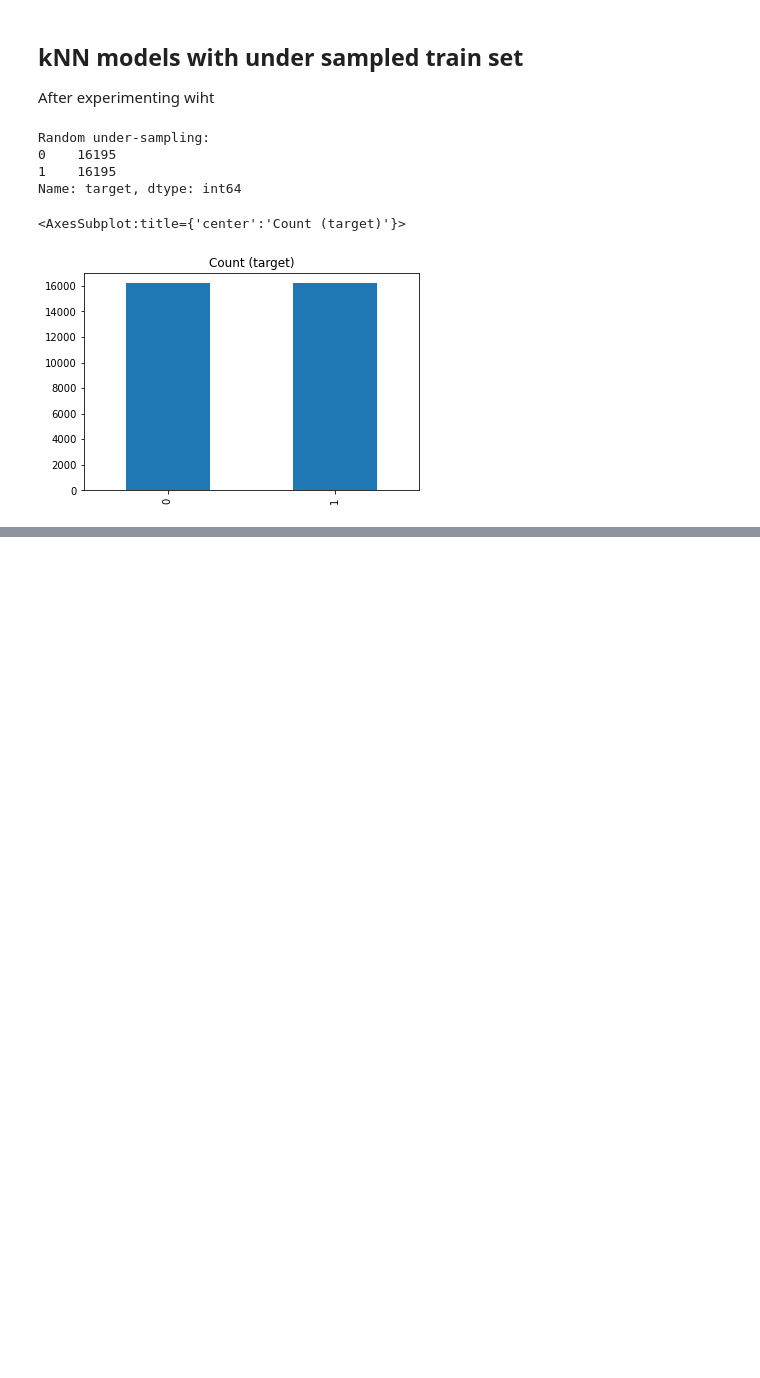
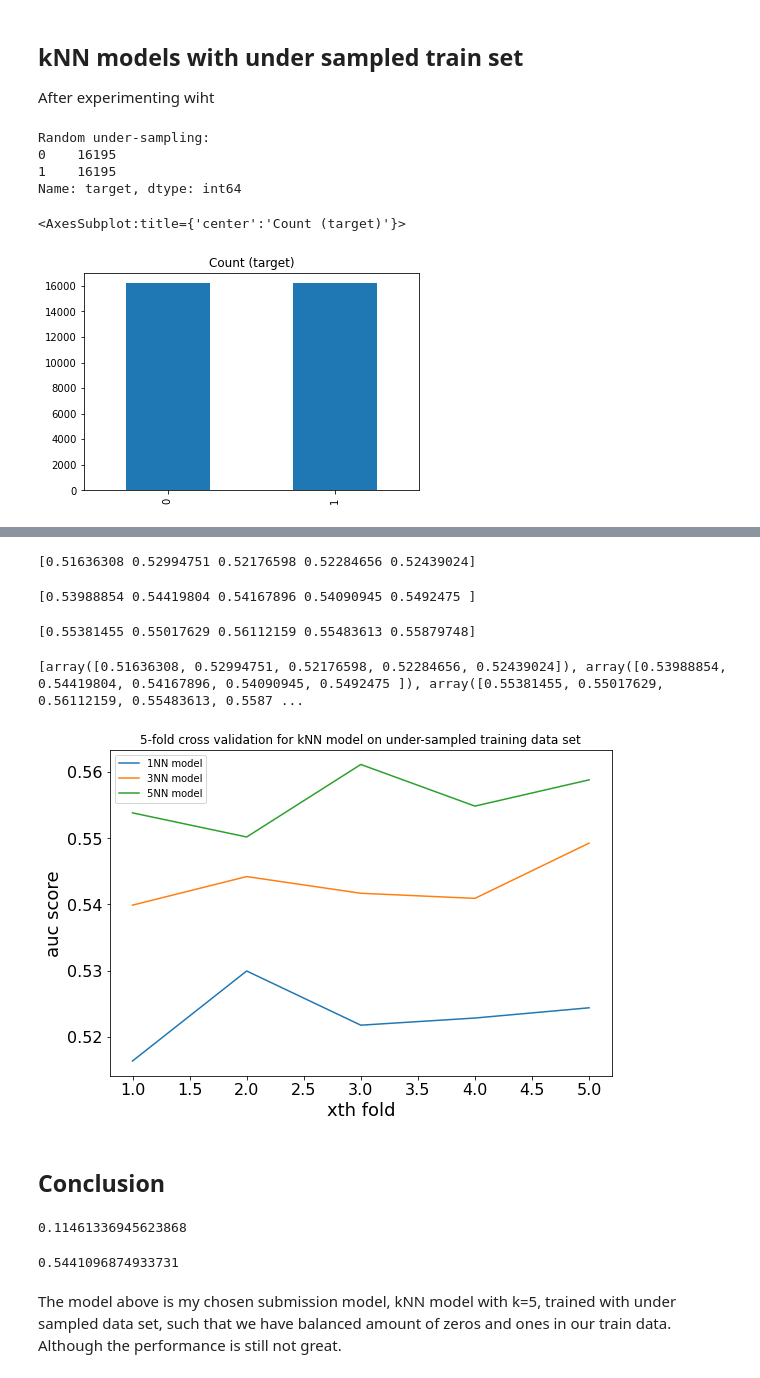
Before and after one commit to TBlainUoB/DST_Assessment1, a Jupyter notebook: Report/05-kNN Model.ipynb, the cells around one changed output, grey strips where cells are left out. Cells and saved outputs as stored; diff of their text form; code cells hidden in the pictures; blank space fills up the shorter version.

```diff
--- a/Report/05-kNN Model.ipynb
+++ b/Report/05-kNN Model.ipynb
@@ -199,0 +158,23 @@ plt.show()
+# %%
+scores = []
+under_scores1 = cross_val_score(knn_model1, X_train_under, y_train_under, scoring='roc_auc', cv=cv, n_jobs=-1)
+print(under_scores1)
+scores.append(under_scores1)
+# %% [output]
+[0.51636308 0.52994751 0.52176598 0.52284656 0.52439024]
+# %%
+under_scores3 = cross_val_score(knn_model3, X_train_under, y_train_under, scoring='roc_auc', cv=cv, n_jobs=-1)
+print(under_scores3)
+scores.append(under_scores3)
+# %% [output]
+[0.53988854 0.54419804 0.54167896 0.54090945 0.5492475 ]
+# %%
+under_scores5 = cross_val_score(knn_model5, X_train_under, y_train_under, scoring='roc_auc', cv=cv, n_jobs=-1)
+print(under_scores5)
+scores.append(under_scores5)
+# %% [output]
+[0.55381455 0.55017629 0.56112159 0.55483613 0.55879748]
+# %%
+print(scores)
+# %% [output]
+[array([0.51636308, 0.52994751, 0.52176598, 0.52284656, 0.52439024]), array([0.53988854, 0.54419804, 0.54167896, 0.54090945, 0.5492475 ]), array([0.55381455, 0.55017629, 0.56112159, 0.55483613, 0.5587 ...
@@ -199,0 +184,36 @@ plt.show()
+# %%
+plt.figure(figsize=(9,6))
+x = [1,2,3,4,5]
+y1 = auc_under.iloc[0].ravel()
+y2 = auc_under.iloc[1].ravel()
+y3 = auc_under.iloc[2].ravel()
+plt.plot(x, y1)
+plt.plot(x, y2)
+plt.plot(x, y3)
+plt.legend(['1NN model','3NN model','5NN model'])
+plt.title ('5-fold cross validation for kNN model on under-sampled training data set')
+plt.xlabel("xth fold", fontsize = 18)
+plt.ylabel("auc score", fontsize = 18)
+plt.tick_params(labelsize = 16)
+
+plt.show()
+# %% [output]
+[figure, added]
+# %% [markdown]
+## Conclusion
+# %%
+under_kNNmodel_5 = KNeighborsClassifier(n_neighbors=5)
+under_kNNmodel_5.fit(X_train_under,y_train_under)
+y_predicts = under_kNNmodel_5.predict_proba(X_test)
+gini_score = gini(y_test,y_predicts[:,1])
+print(gini_score)
+# %% [output]
+0.11461336945623868
+# %%
+fpr, tpr, threshold = roc_curve(y_test,under_kNNmodel_5.predict(X_test))
+auc_score = auc(fpr, tpr)
+print(auc_score)
+# %% [output]
+0.5441096874933731
+# %% [markdown]
+The model above is my chosen submission model, kNN model with k=5, trained with under sampled data set, such that we have balanced amount of zeros and ones in our train data. Although the performance is still not great.
```
Also changed, not shown: parts of 20 cells of this notebook, 1 other file.
